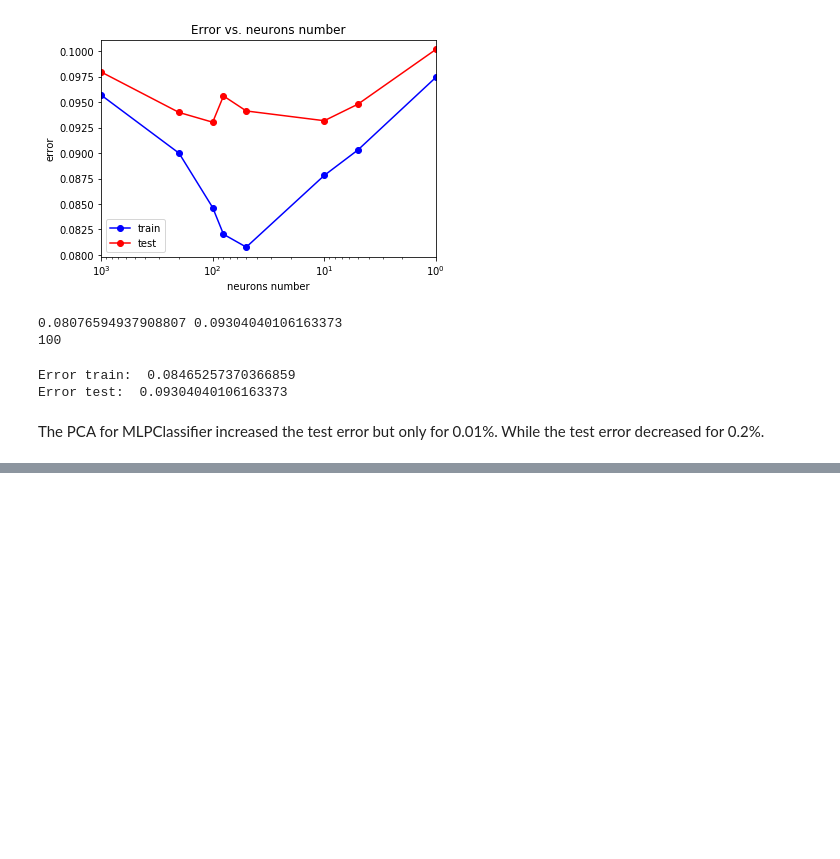
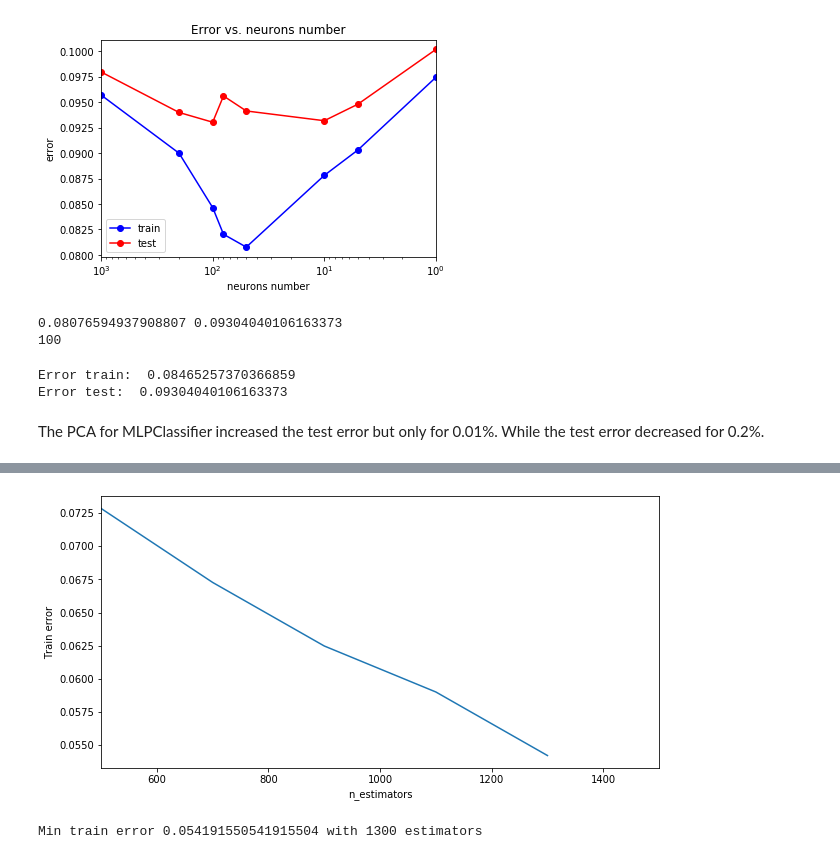
Before and after one commit to crush52/MachineLearning, a Jupyter notebook: bank_marketing.ipynb, the cells around one changed output, grey strips where cells are left out. Drawn from its saved outputs; the diff is of its cells as text; code cells hidden in the pictures; blank space fills up the shorter version.

```diff
--- a/bank_marketing.ipynb
+++ b/bank_marketing.ipynb
@@ -933,0 +1027,21 @@ The PCA for MLPClassifier increased the test error but only for 0.01%. While the
+# %%
+oob_error, test_error, train_error = [], [], []
+
+for n in range(500, 1500, 200):
+     gb = ensemble.GradientBoostingClassifier(n_estimators=n, subsample=0.5, random_state=42)
+     gb.fit(X_train, y_train)
+     train_error.append(np.mean(y_train != gb.predict(X_train)))
+     test_error.append(np.mean(y_test  != gb.predict(X_test)))
+     oob_error.append(gb.oob_improvement_)
+# %%
+estimators = list(range(500, 1500, 200))
+plt.figure(figsize=(10,5))
+plt.plot(range(500, 1500, 200), train_error, label='Gradient Boosting Trees')
+plt.xlim(500, 1500)
+plt.xlabel("n_estimators")
+plt.ylabel("Train error")
+plt.show()
+print('Min train error {} with {} estimators'.format(np.min(train_error), estimators[np.argmin(train_error)]))
+# %% [output]
+[figure, added]
+Min train error 0.054191550541915504 with 1300 estimators
```
Also changed, not shown: parts of 13 cells of this notebook.
